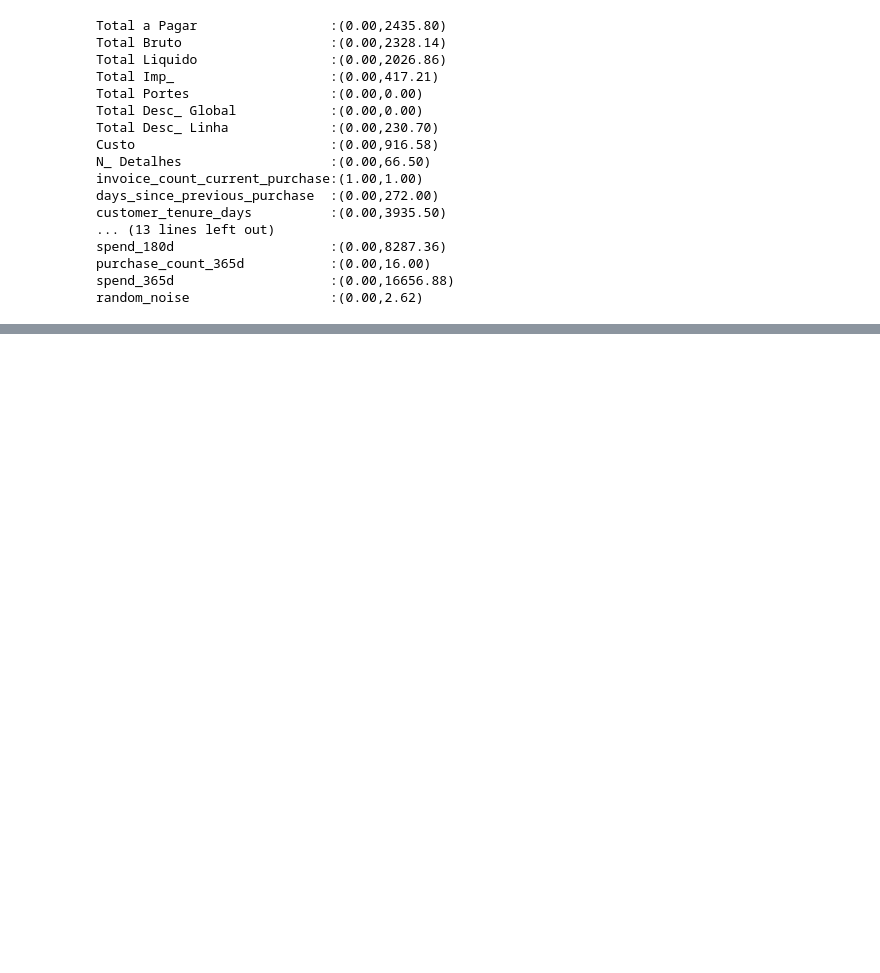
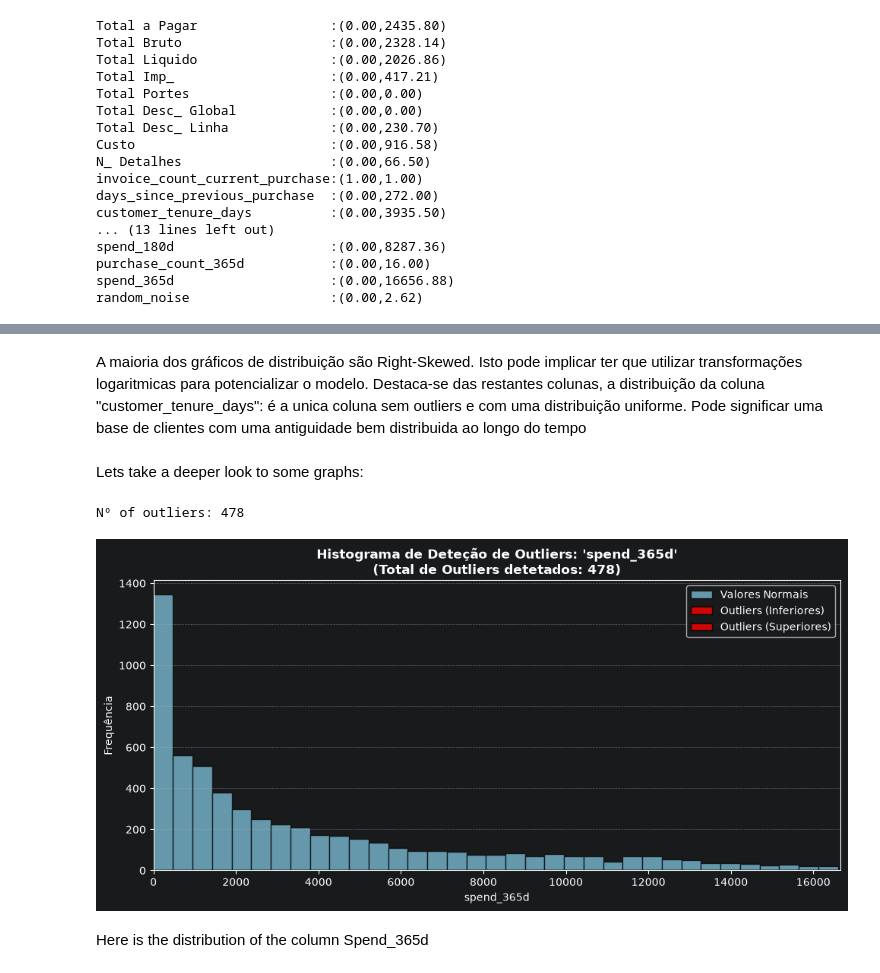
Before and after one commit to Martsnake/machine-learning, a Jupyter notebook: notebooks/Análise.ipynb, the cells around one changed output, grey strips where cells are left out. Cells and saved outputs as stored; diff of their text form; code cells hidden in the pictures; blank space fills up the shorter version.

```diff
--- a/notebooks/Análise.ipynb
+++ b/notebooks/Análise.ipynb
@@ -428,0 +486,61 @@ Todas as colunas têm outliers, seguindo a regra do Max/Min Fences
+# %% [markdown]
+A maioria dos gráficos de distribuição são Right-Skewed. Isto pode implicar ter que utilizar transformações logaritmicas para potencializar o modelo. Destaca-se das restantes colunas, a distribuição da coluna "customer_tenure_days": é a unica coluna sem outliers e com uma distribuição uniforme. Pode significar uma base de clientes com uma antiguidade bem distribuida ao longo do tempo
+# %% [markdown]
+Lets take a deeper look to some graphs:
+# %%
+import matplotlib.pyplot as plt
+import numpy as np
+
+# ==========================================
+# ALTERE APENAS O NOME DA COLUNA AQUI:
+coluna_alvo = "spend_365d"
+# ==========================================
+
+# 1. Obter os dados da coluna ignorando valores nulos
+data = df_raw[coluna_alvo].dropna()
+
+# 2. Calcular os quartis e limites do IQR (Fences)
+Q1 = data.quantile(0.25)
+Q3 = data.quantile(0.75)
+IQR = Q3 - Q1
+Min_Fence = max(Q1 - IQR * 1.5, 0)
+Max_Fence = Q3 + IQR * 1.5
+
+# 3. Separar os dados em valores normais e outliers
+dados_normais = data[(data >= Min_Fence) & (data <= Max_Fence)]
+outliers_esq = data[data < Min_Fence]
+outliers_dir = data[data > Max_Fence]
+total_outliers = len(outliers_esq) + len(outliers_dir)
+
+# 4. Criar o histograma
+plt.figure(figsize=(10, 5))
+
+# Definir os bins uniformemente com base nos dados principais para manter a consistência visual
+bins = np.histogram_bin_edges(dados_normais, bins=35)
+
+# Desenhar as partes normais (azul) e os outliers (vermelho)
+plt.hist(dados_normais, bins=bins, color='skyblue', edgecolor='black', alpha=0.7, label='Valores Normais')
+if len(outliers_esq) > 0:
+    plt.hist(outliers_esq, bins=bins, color='red', edgecolor='black', alpha=0.8, label='Outliers (Inferiores)')
+if len(outliers_dir) > 0:
+    plt.hist(outliers_dir, bins=bins, color='red', edgecolor='black', alpha=0.8, label='Outliers (Superiores)')
+
+# 5. Controlar o zoom do Eixo X (terminando de forma limpa no 3º Quartil ou logo acima)
+plt.xlim(0, Max_Fence)
+
+# 6. Formatação do gráfico
+plt.title(f"Histograma de Deteção de Outliers: '{coluna_alvo}'\n(Total de Outliers detetados: {total_outliers})", fontsize=12, fontweight='bold')
+plt.xlabel(coluna_alvo, fontsize=10)
+plt.ylabel('Frequência', fontsize=10)
+plt.legend()
+plt.grid(axis='y', linestyle='--', alpha=0.5)
+(df_raw["spend_365d"]>17000).sum()
+print(f"Nº of outliers: {len(outliers_esq) + len(outliers_dir)}")
+
+plt.tight_layout()
+plt.show()
+# %% [output]
+Nº of outliers: 478
+[figure, added]
+# %% [markdown]
+Here is the distribution of the column Spend_365d
```
Also changed, not shown: parts of 6 cells of this notebook.
